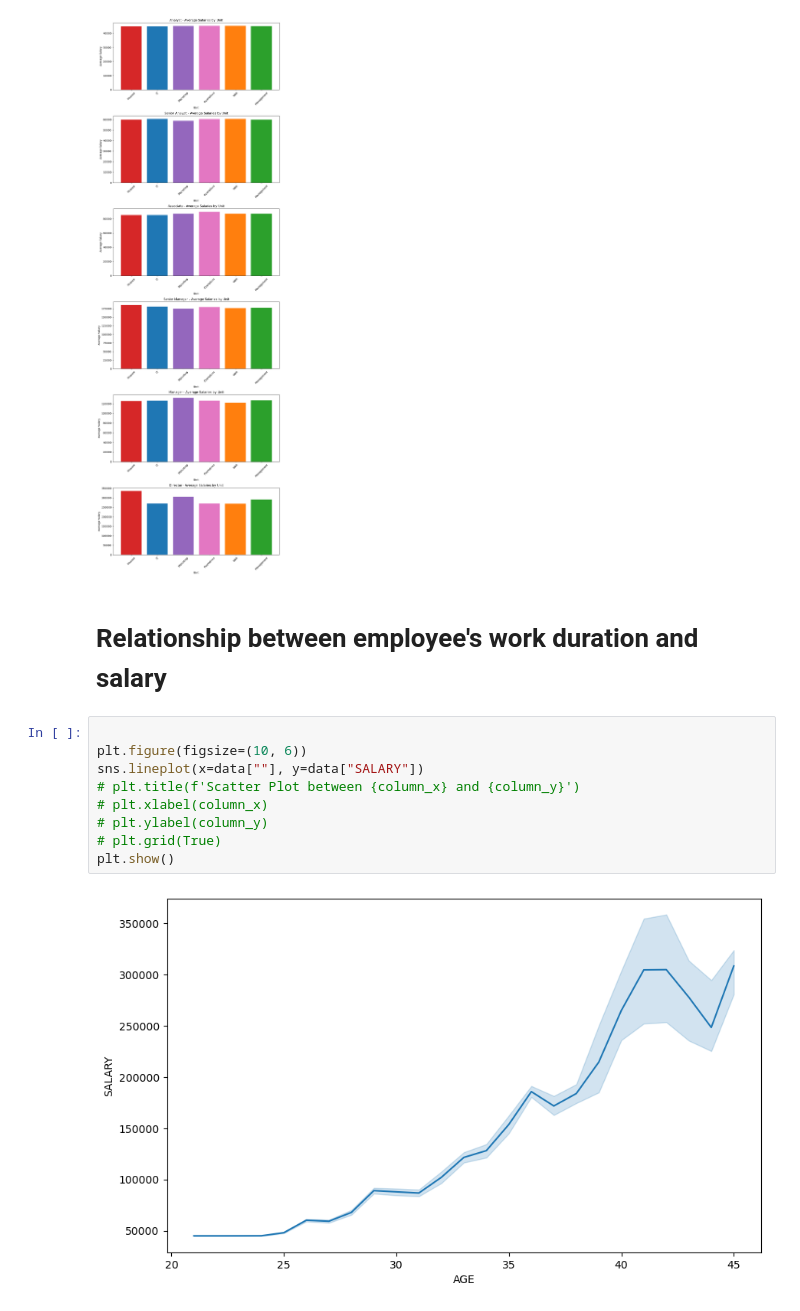
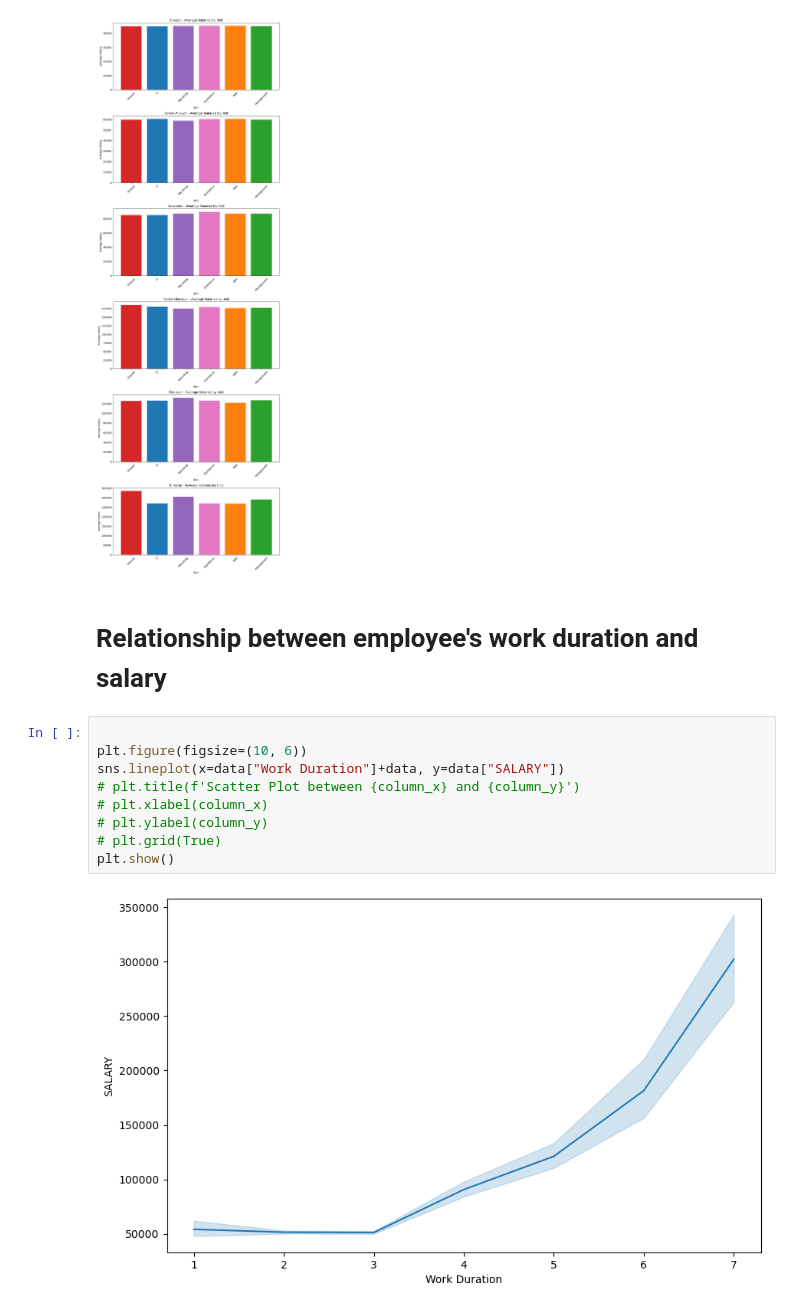
Before and after one commit to Tamilawre/SalaryPrediction, a Jupyter notebook: salary_ml_prediction.ipynb, the cells around one changed output. Drawn from its saved outputs; the diff is of its cells as text.

```diff
--- a/salary_ml_prediction.ipynb
+++ b/salary_ml_prediction.ipynb
@@ -230,16 +230,16 @@ def plot_designation_salaries(designation_data):
 plot_designation_salaries(average_salaries)
 # %% [output]
 [figure]
-# %% [markdown]
-# Relationship between employee's work duration and salary
-# %%
-
-plt.figure(figsize=(10, 6))
-sns.lineplot(x=data[""], y=data["SALARY"])
-# plt.title(f'Scatter Plot between {column_x} and {column_y}')
-# plt.xlabel(column_x)
-# plt.ylabel(column_y)
-# plt.grid(True)
-plt.show()
-# %% [output]
-[figure, removed]
+# %% [markdown]
+# Relationship between employee's work duration and salary
+# %%
+
+plt.figure(figsize=(10, 6))
+sns.lineplot(x=data["Work Duration"]+data, y=data["SALARY"])
+# plt.title(f'Scatter Plot between {column_x} and {column_y}')
+# plt.xlabel(column_x)
+# plt.ylabel(column_y)
+# plt.grid(True)
+plt.show()
+# %% [output]
+[figure, added]
```
Also changed, not shown: parts of 2 cells of this notebook.
